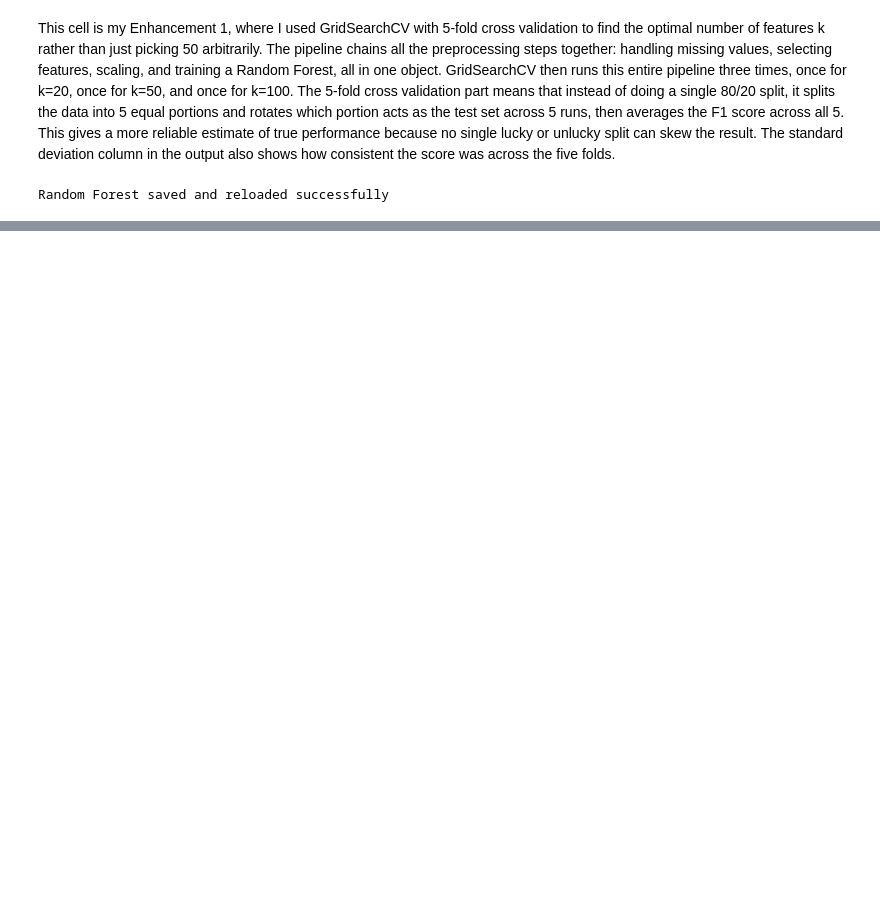
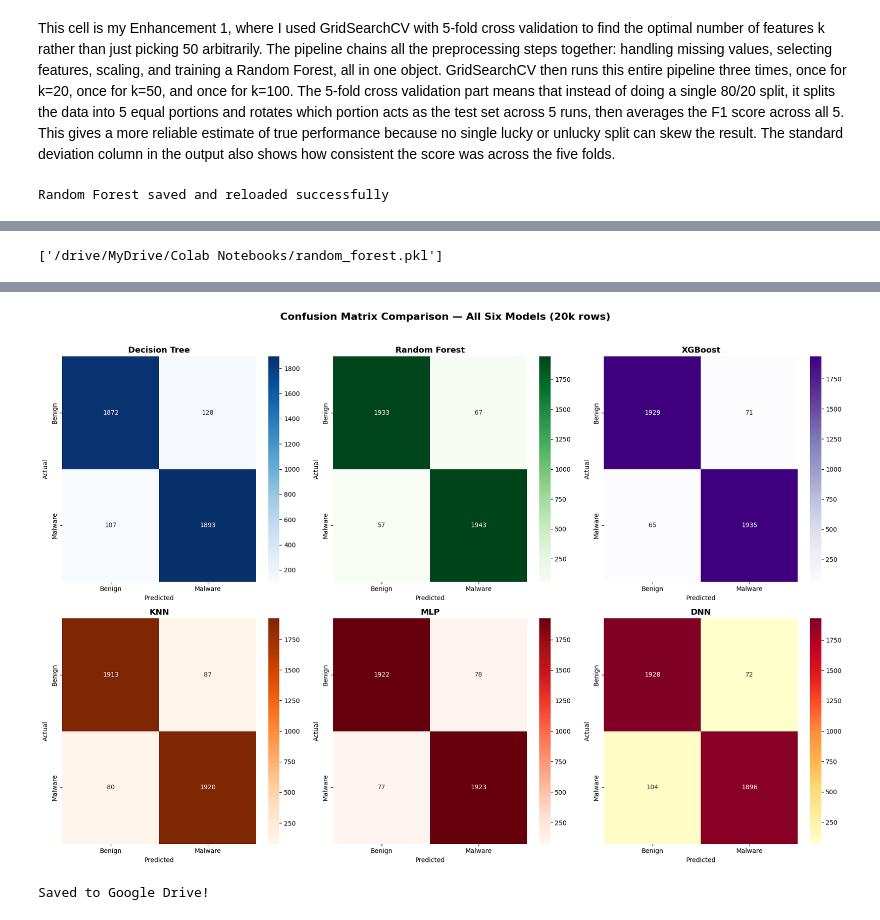
Before and after one commit to Ololade18/CMP7239, a Jupyter notebook: BODMAS_Ololade.ipynb, the cells around one changed output, grey strips where cells are left out. Saved outputs shown, nothing was run; the diff lists cells and outputs as text; code cells hidden in the pictures; blank space fills up the shorter version.

```diff
--- a/BODMAS_Ololade.ipynb
+++ b/BODMAS_Ololade.ipynb
@@ -1441,0 +1515,45 @@ array([[1.6355790e-01],
+# %%
+import joblib
+
+# Save to Google Drive
+joblib.dump(rf, '/drive/MyDrive/Colab Notebooks/random_forest.pkl')
+# %% [output]
+['/drive/MyDrive/Colab Notebooks/random_forest.pkl']
+# %%
+import matplotlib.pyplot as plt
+import seaborn as sns
+from sklearn.metrics import confusion_matrix
+
+# Get predictions from all six models
+models = {
+    'Decision Tree':  dt.predict(X_test),
+    'Random Forest':  rf.predict(X_test),
+    'XGBoost':        xgb_model.predict(X_test),
+    'KNN':            knn.predict(X_test),
+    'MLP':            (model_mlp.predict(X_test) > 0.5).astype(int).flatten(),
+    'DNN':            (model_dnn.predict(X_test) > 0.5).astype(int).flatten(),
+}
+
+fig, axes = plt.subplots(2, 3, figsize=(18, 12))
+fig.suptitle('Confusion Matrix Comparison — All Six Models (20k rows)',
+             fontsize=16, fontweight='bold', y=1.02)
+
+axes = axes.flatten()
+
+colors = ['Blues', 'Greens', 'Purples', 'Oranges', 'Reds', 'YlOrRd']
+
+for i, (name, y_pred) in enumerate(models.items()):
+    cm = confusion_matrix(y_test, y_pred)
+    sns.heatmap(cm, annot=True, fmt='d', cmap=colors[i], ax=axes[i],
+                xticklabels=['Benign', 'Malware'],
+                yticklabels=['Benign', 'Malware'])
+    axes[i].set_title(name, fontsize=13, fontweight='bold')
+    axes[i].set_ylabel('Actual')
+    axes[i].set_xlabel('Predicted')
+
+plt.tight_layout()
+plt.savefig('/drive/MyDrive/Colab Notebooks/final_confusion_matrix.png',
+            dpi=150, bbox_inches='tight')
+plt.show()
+print("Saved to Google Drive!")
+# %% [output]
@@ -1441,0 +1562,2 @@ array([[1.6355790e-01],
+[figure, added]
+Saved to Google Drive!
```
Also changed, not shown: parts of 19 cells of this notebook.
